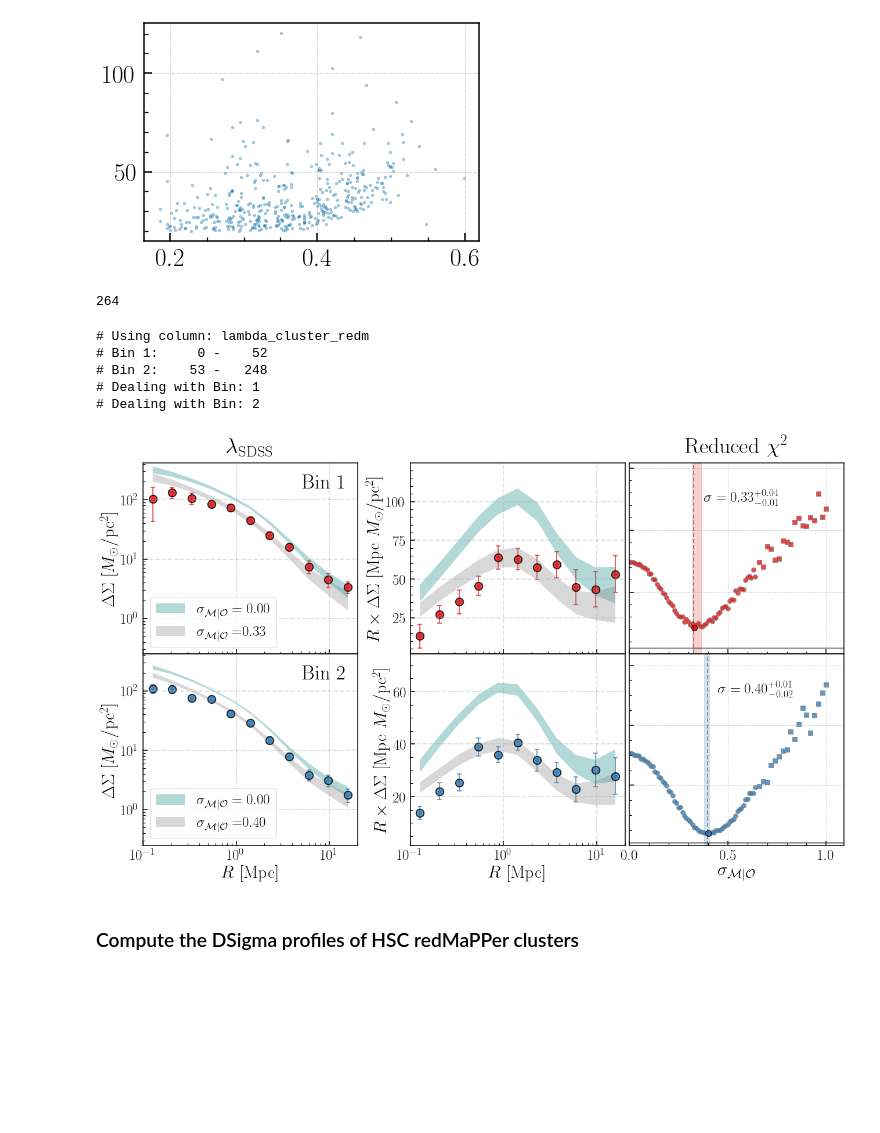
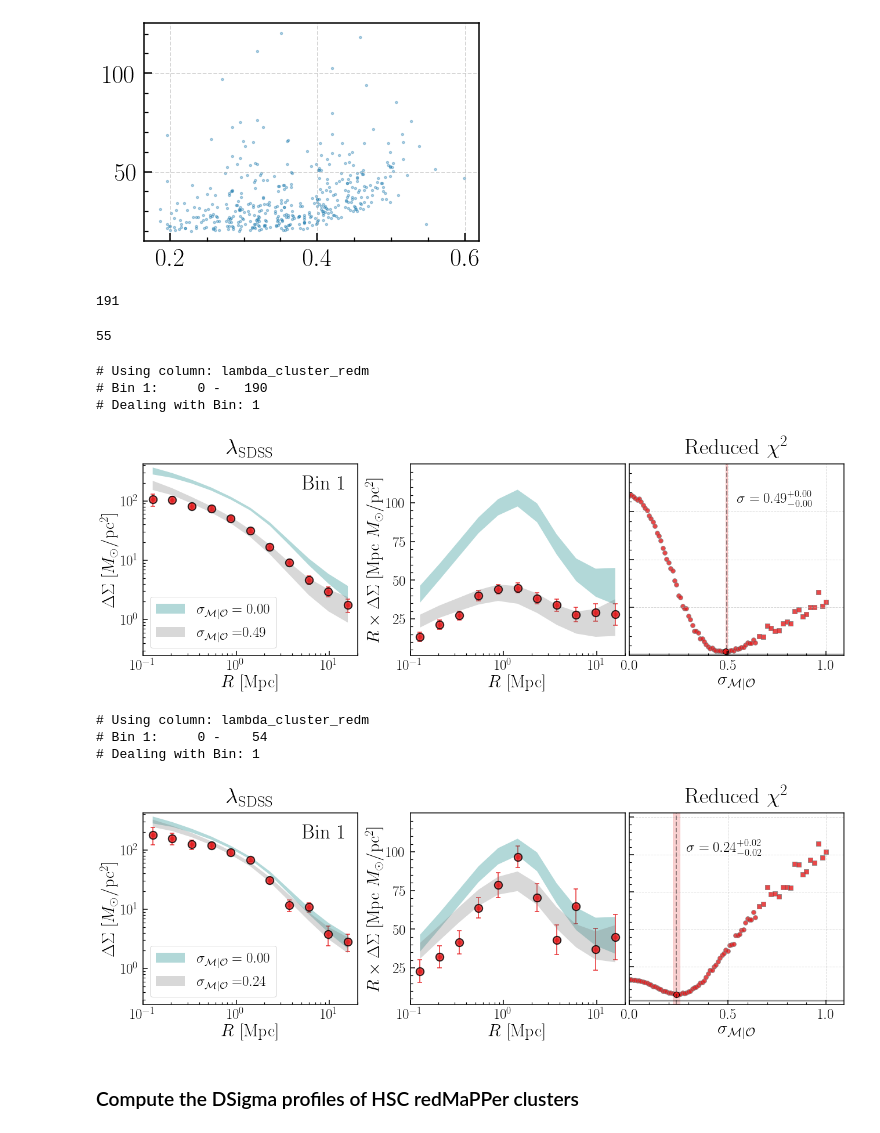
Before and after one commit to dr-guangtou/jianbing, a Jupyter notebook: notebooks/figure/figF1.ipynb, the cells around one changed output. Cells and saved outputs as stored; diff of their text form; code cells hidden in the pictures; blank space fills up the shorter version.

Commit message:
Update Figure F1

```diff
--- a/notebooks/figure/figF1.ipynb
+++ b/notebooks/figure/figF1.ipynb
@@ -95,28 +95,61 @@ plt.scatter(red_sdss['z_best'], red_sdss['lambda_cluster_redm'], s=5, alpha=0.3)
 <matplotlib.collections.PathCollection at 0x...>
 [figure]
 # %%
-mask = (red_sdss['z_best'] >= 0.2) & (red_sdss['z_best'] <= 0.4)
+mask_sdss_1 = (red_sdss['z_best'] >= 0.19) & (red_sdss['z_best'] <= 0.35)
+print(mask_sdss_1.sum())
 
-print(mask.sum())
+sdss_bin_1 = Table(copy.deepcopy(topn_bins[0]))
+
+sdss_bin_1['n_obj'] = mask_sdss_1.sum()
+sdss_bin_1['rank_low'] = 1
+sdss_bin_1['rank_upp'] = mask_sdss_1.sum()
+sdss_bin_1['index_low'] = 0
+sdss_bin_1['index_upp'] = mask_sdss_1.sum() - 1
 # %% [output]
-264
+191
+# %%
+mask_sdss_2 = (red_sdss['z_best'] >= 0.19) & (red_sdss['z_best'] <= 0.50) & (red_sdss['lambda_cluster_redm'] >= 50)
+print(mask_sdss_2.sum())
+
+sdss_bin_2 = Table(copy.deepcopy(topn_bins[0]))
+
+sdss_bin_2['n_obj'] = mask_sdss_2.sum()
+sdss_bin_2['rank_low'] = 1
+sdss_bin_2['rank_upp'] = mask_sdss_2.sum()
+sdss_bin_2['index_low'] = 0
+sdss_bin_2['index_upp'] = mask_sdss_2.sum() - 1
+# %% [output]
+55
 # %%
-redm_sdss_dsig = wlensing.gather_topn_dsigma_profiles(
-    red_sdss, s16a_rand, topn_bins[0:2], 'lambda_cluster_redm',
-    mask=mask, n_rand=100000, n_boot=200, verbose=True)
+redm_sdss_dsig_1 = wlensing.gather_topn_dsigma_profiles(
+    red_sdss, s16a_rand, sdss_bin_1, 'lambda_cluster_redm',
+    mask=mask_sdss_1, n_rand=100000, n_boot=200, verbose=True)
 
-redm_sdss_sum = scatter.compare_model_dsigma(
-    redm_sdss_dsig, sim_dsig, model_err=False, poly=True, verbose=True)
+redm_sdss_sum_1 = scatter.compare_model_dsigma(
+    redm_sdss_dsig_1, sim_dsig, model_err=False, poly=True, verbose=True)
 
 fig = visual.sum_plot_topn(
-    redm_sdss_sum, r'$\lambda_{\rm SDSS}$', note=None, cov_type='jk', ref_tab=None)
+    redm_sdss_sum_1, r'$\lambda_{\rm SDSS}$', note=None, cov_type='jk', ref_tab=None)
 # %% [output]
 # Using column: lambda_cluster_redm
-# Bin 1:     0 -    52
-# Bin 2:    53 -   248
+# Bin 1:     0 -   190
 # Dealing with Bin: 1
-# Dealing with Bin: 2
-[figure, old version]
+[figure, new version]
+# %%
+redm_sdss_dsig_2 = wlensing.gather_topn_dsigma_profiles(
+    red_sdss, s16a_rand, sdss_bin_2, 'lambda_cluster_redm',
+    mask=mask_sdss_2, n_rand=100000, n_boot=200, verbose=True)
+
+redm_sdss_sum_2 = scatter.compare_model_dsigma(
+    redm_sdss_dsig_2, sim_dsig, model_err=False, poly=True, verbose=True)
+
+fig = visual.sum_plot_topn(
+    redm_sdss_sum_2, r'$\lambda_{\rm SDSS}$', note=None, cov_type='jk', ref_tab=None)
+# %% [output]
+# Using column: lambda_cluster_redm
+# Bin 1:     0 -    54
+# Dealing with Bin: 1
+[figure, added]
 # %% [markdown]
 ### Compute the DSigma profiles of HSC redMaPPer clusters
 # %%
```
Also changed, not shown: parts of 10 cells of this notebook, 1 other file.
